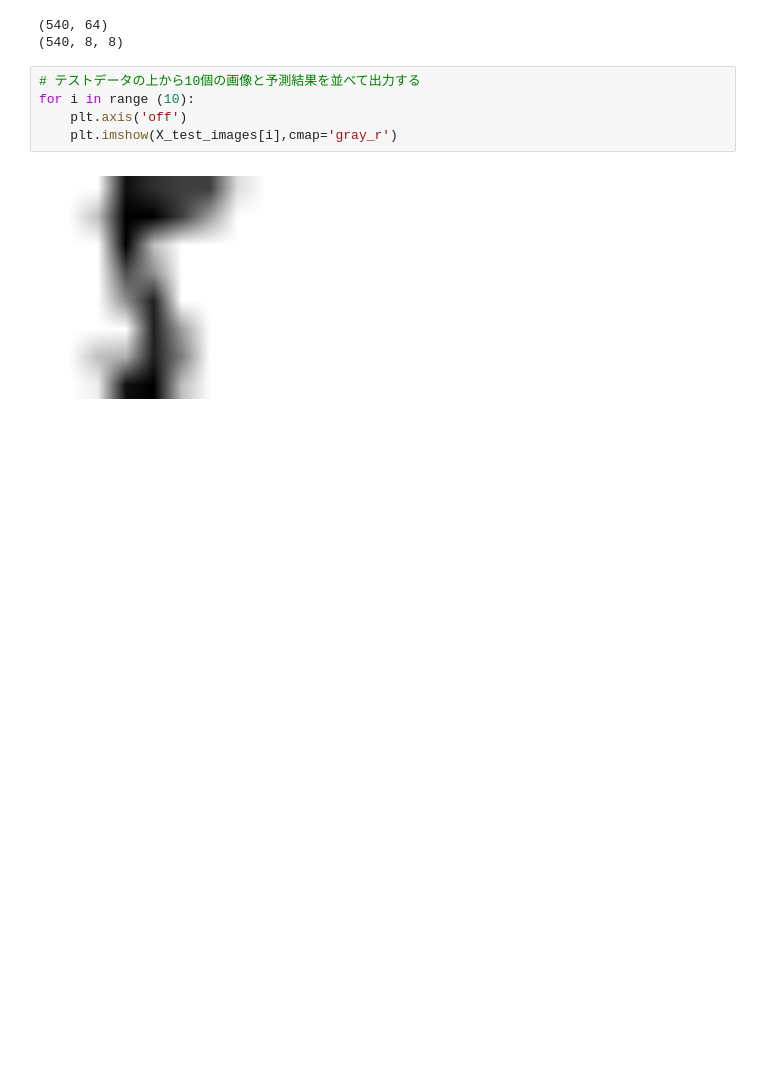
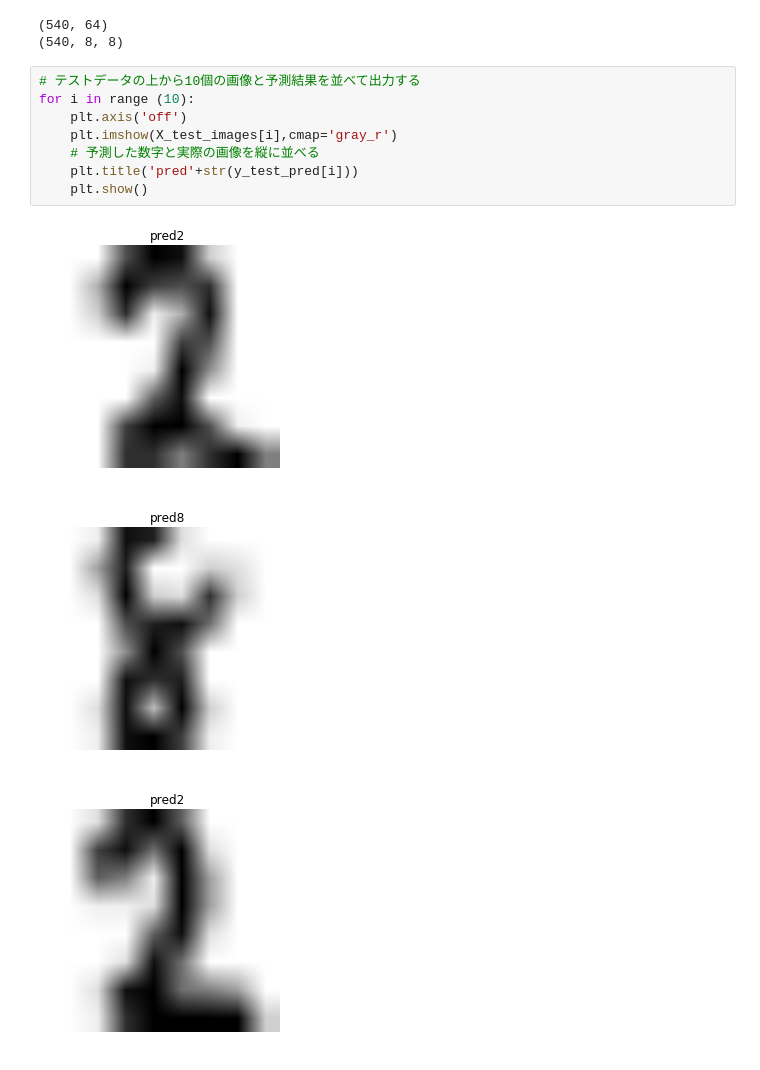
Before and after one commit to lilpacy/python_practice, a Jupyter notebook: k-nearest.ipynb, the cells around one changed output. Drawn from its saved outputs; the diff is of its cells as text; blank space fills up the shorter version.

```diff
--- a/k-nearest.ipynb
+++ b/k-nearest.ipynb
@@ -82,7 +82,12 @@ print(X_test_images.shape)
 # %%
 # テストデータの上から10個の画像と予測結果を並べて出力する
 for i in range (10):
     plt.axis('off')
     plt.imshow(X_test_images[i],cmap='gray_r')
+    # 予測した数字と実際の画像を縦に並べる
+    plt.title('pred'+str(y_test_pred[i]))
+    plt.show()
 # %% [output]
-[figure, old version]
+[figure, new version]
+[figure, added]
+[figure, added]
```
Also changed, not shown: parts of 1 cell of this notebook.
